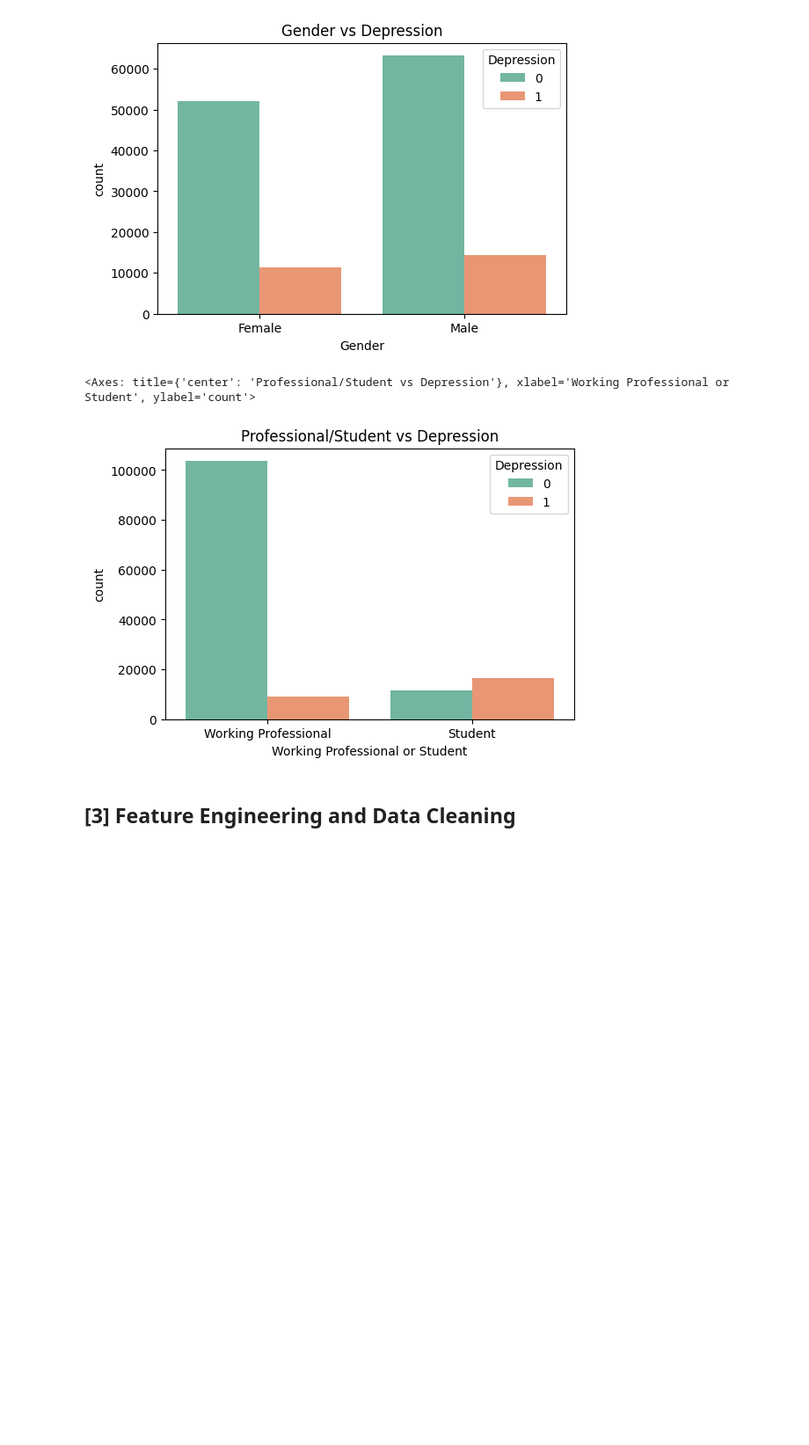
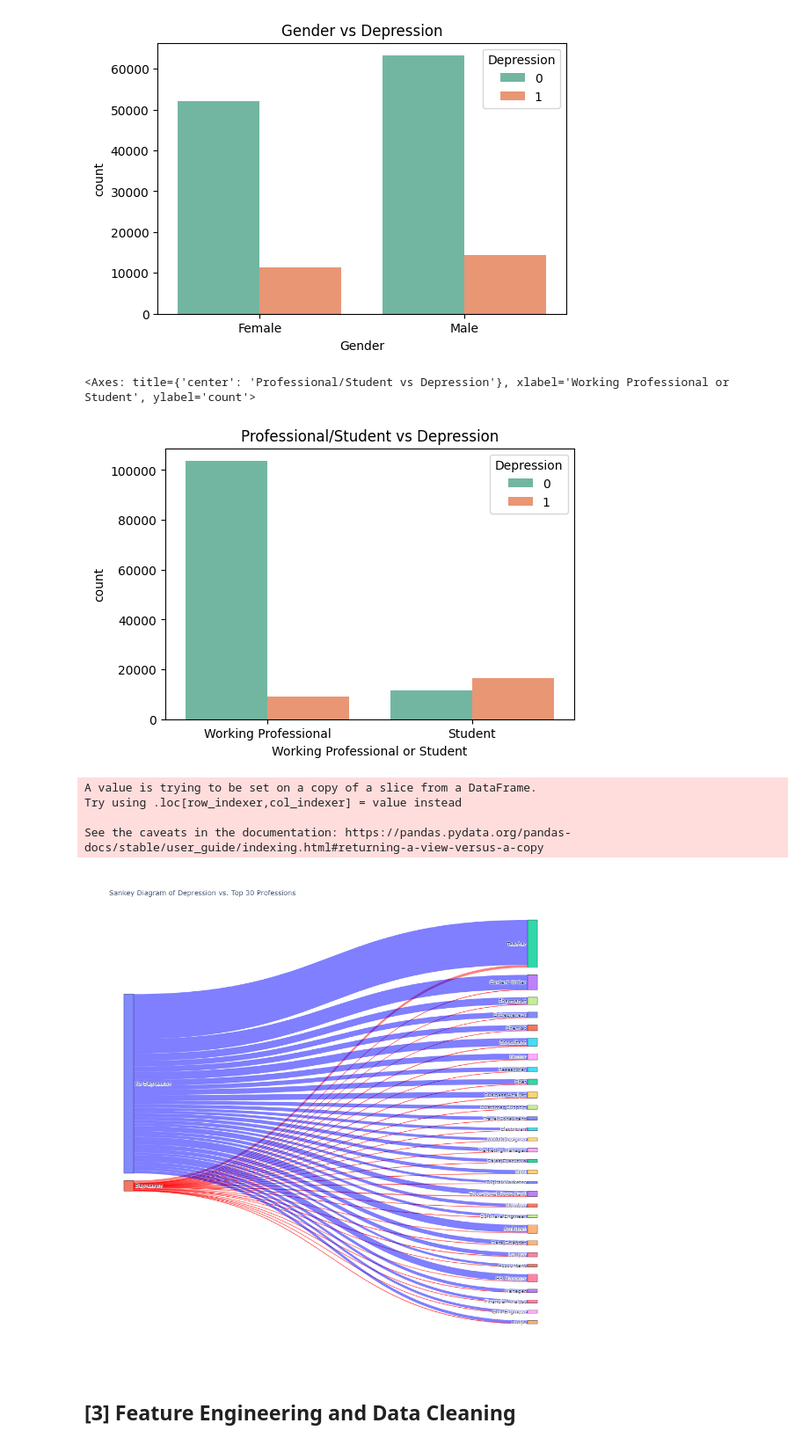
Before and after one commit to tomlas32/Machine_Learning_Notebooks, a Jupyter notebook: model_2_kaggle_submission_v01.ipynb, the cells around one changed output. Shown at 88% size. Cells and saved outputs as stored; diff of their text form; code cells hidden in the pictures; blank space fills up the shorter version.

```diff
--- a/model_2_kaggle_submission_v01.ipynb
+++ b/model_2_kaggle_submission_v01.ipynb
@@ -373,6 +374,71 @@ sns.countplot(x="Working Professional or Student", data=df, hue="Depression", pa
 # %% [output]
 <Axes: title={'center': 'Professional/Student vs Depression'}, xlabel='Working Professional or Student', ylabel='count'>
 [figure]
+# %%
+import plotly.graph_objects as go
+import plotly.io as pio
+
+# Set the renderer to 'png' to ensure it displays in Kaggle
+pio.renderers.default = 'png'
+
+# Get the top 30 professions based on frequency
+top_30_professions = df['Profession'].value_counts().nlargest(30).index
+
+# Filter the dataset to include only rows with the top 30 professions
+filtered_df = df[df['Profession'].isin(top_30_professions)]
+
+# Replace the numeric Depression values with labels
+depression_map = {0: 'No Depression', 1: 'Depression'}
+filtered_df['Depression'] = filtered_df['Depression'].map(depression_map)
+
+# Aggregate data for the filtered dataset
+profession_depression_counts = filtered_df.groupby(['Depression', 'Profession']).size().reset_index(name='Count')
+
+# Define source and target nodes with the updated Depression labels
+depression_labels = ['No Depression', 'Depression']  # Define the labels
+profession_labels = top_30_professions.tolist()
+labels = depression_labels + profession_labels
+label_to_index = {label: idx for idx, label in enumerate(labels)}
+
+# Set up source, target, and values for the Sankey diagram
+source = [label_to_index[depression] for depression in profession_depression_counts['Depression']]
+target = [label_to_index[profession] for profession in profession_depression_counts['Profession']]
+value = profession_depression_counts['Count']
+
+# Define color based on the Depression category
+link_colors = ['rgba(0, 0, 255, 0.5)'  if depression == 'No Depression' else 'rgba(255, 0, 0, 0.5)' for depression in profession_depression_counts['Depression']]
+
+# Create the Sankey diagram
+fig = go.Figure(data=[go.Sankey(
+    node=dict(
+        pad=15,
+        thickness=20,
+        line=dict(color="black", width=0.5),
+        label=labels,
+    ),
+    link=dict(
+        source=source,
+        target=target,
+        value=value,
+        color=link_colors  # Apply colors to the links
+    )
+)])
+
+# Set the figure size
+fig.update_layout(
+    title_text="Sankey Diagram of Depression vs. Top 30 Professions",
+    font_size=10,
+    width=1000,   # Set the width
+    height=1000   # Set the height
+)
+
+fig.show()
+# %% [output]
+A value is trying to be set on a copy of a slice from a DataFrame.
+Try using .loc[row_indexer,col_indexer] = value instead
+
+See the caveats in the documentation: https://pandas.pydata.org/pandas-docs/stable/user_guide/indexing.html#returning-a-view-versus-a-copy
+[figure, added]
 # %% [markdown]
 ## [3] Feature Engineering and Data Cleaning
 # %%
```
Also changed, not shown: parts of 9 cells of this notebook.
